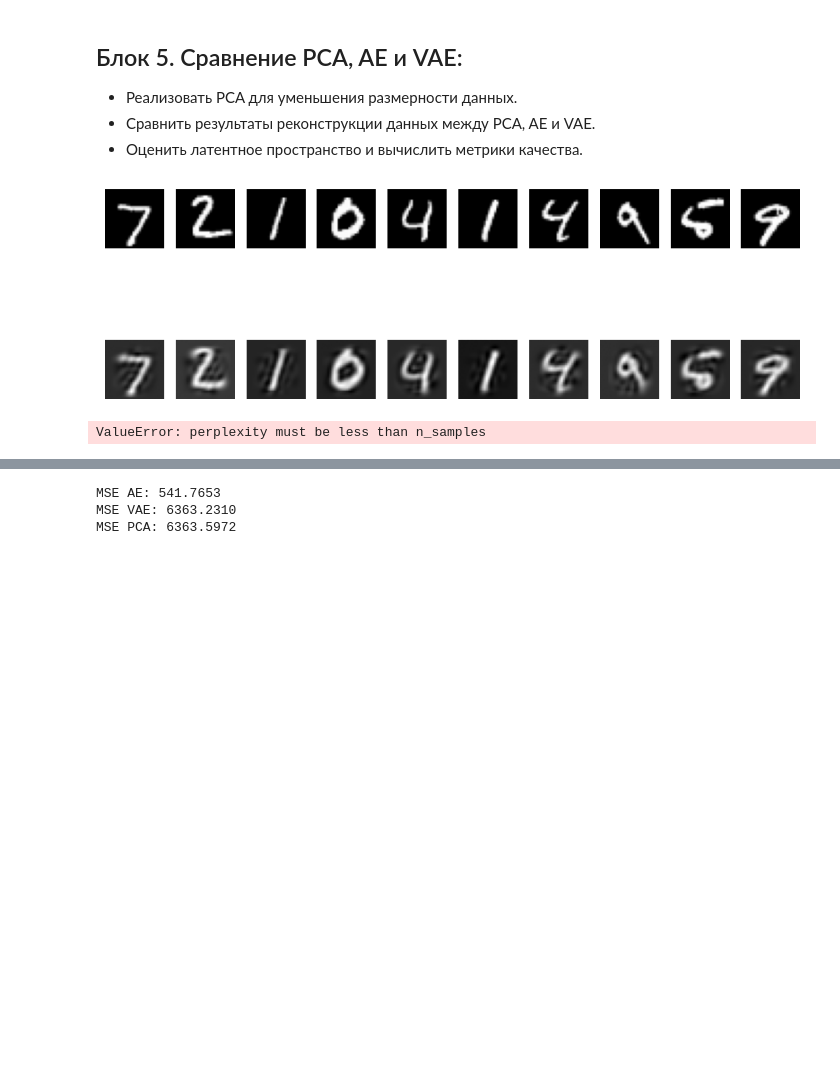
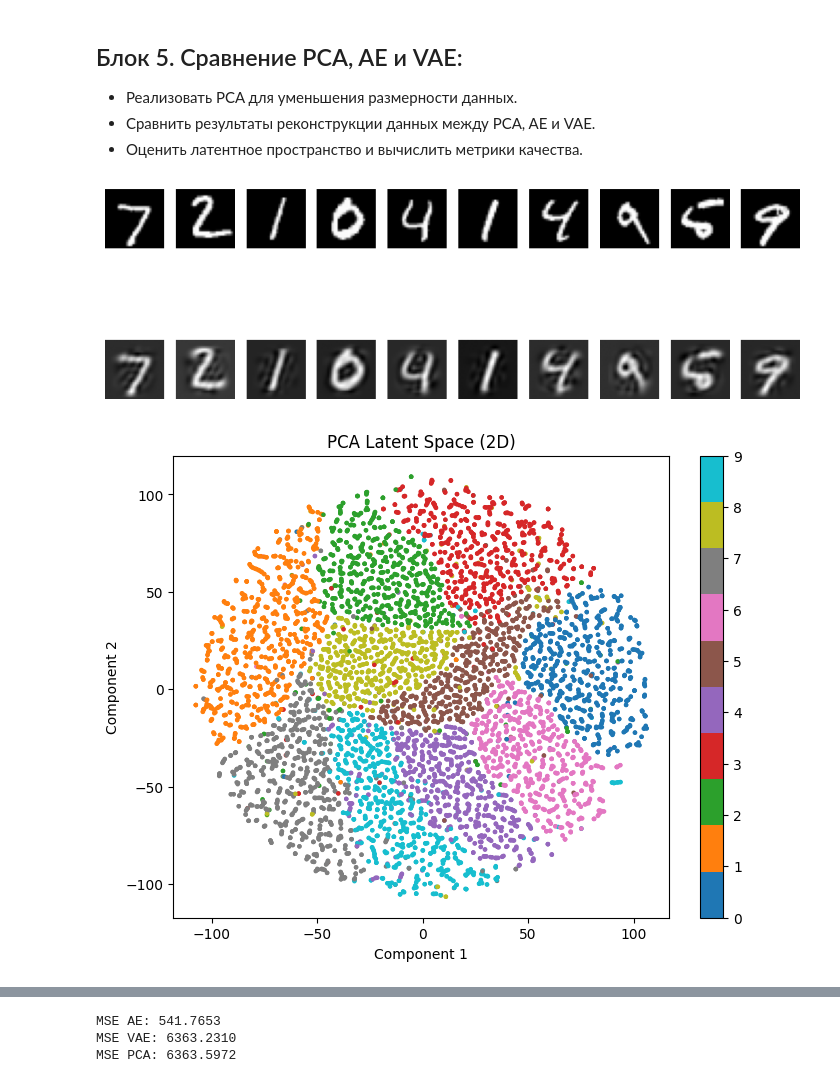
Before and after one commit to MIAJoolio/DL_labs, a Jupyter notebook: lab_4.ipynb, the cells around one changed output, grey strips where cells are left out. Saved outputs shown, nothing was run; the diff lists cells and outputs as text; code cells hidden in the pictures; blank space fills up the shorter version.

```diff
--- a/lab_4.ipynb
+++ b/lab_4.ipynb
@@ -390,40 +403,40 @@ def visualize_latent_space_pca(model, data, labels, num_images=10):
 
     # Если размерность латентного пространства больше 2, используем t-SNE
     if latent.shape[1] > 2:
-        tsne = TSNE(n_components=2, random_state=42)
+        tsne = TSNE(n_components=2, random_state=42, perplexity=2)
         latent_2d = tsne.fit_transform(latent[:num_images])  # Уменьшаем размерность
     else:
         latent_2d = latent[:num_images]  # Используем как есть, если размерность 2
 
     # Визуализация
     plt.figure(figsize=(8, 6))
     plt.scatter(latent_2d[:, 0], latent_2d[:, 1], c=labels[:num_images], cmap='tab10', s=5)
     plt.colorbar()
     plt.title("PCA Latent Space (2D)")
     plt.xlabel("Component 1")
     plt.ylabel("Component 2")
     plt.show()
 
 
 # Преобразование данных в одномерный массив
 x_train_flat = trainset.data.numpy().reshape(len(trainset), -1)
 x_test_flat = testset.data.numpy().reshape(len(testset), -1)
 
 # Реализация PCA
 pca = PCA(n_components=64)
 x_train_pca = pca.fit_transform(x_train_flat)  # Обучение PCA на тренировочных данных
 x_test_pca = pca.transform(x_test_flat)  # Применение PCA к тестовым данным
 
 # Обратное преобразование для визуализации реконструкции
 x_train_reconstructed = pca.inverse_transform(x_train_pca)
 x_test_reconstructed = pca.inverse_transform(x_test_pca)
 
 # Визуализация реконструкции PCA
 original_pca, recon_pca = visualize_pca_reconstruction(x_test_flat, pca)
-visualize_latent_space_pca(pca, x_test_flat, testset.targets.numpy())
+visualize_latent_space_pca(pca, x_test_flat, testset.targets.numpy(), 60000)
 # %% [output]
 [figure]
-ValueError: perplexity must be less than n_samples
+[figure, added]
 # %%
 def compare_reconstructions(original, pca_recon, ae_recon, vae_recon, num_images=10):
     plt.figure(figsize=(15, 6))
```
Also changed, not shown: parts of 14 cells of this notebook, 1 other file.
